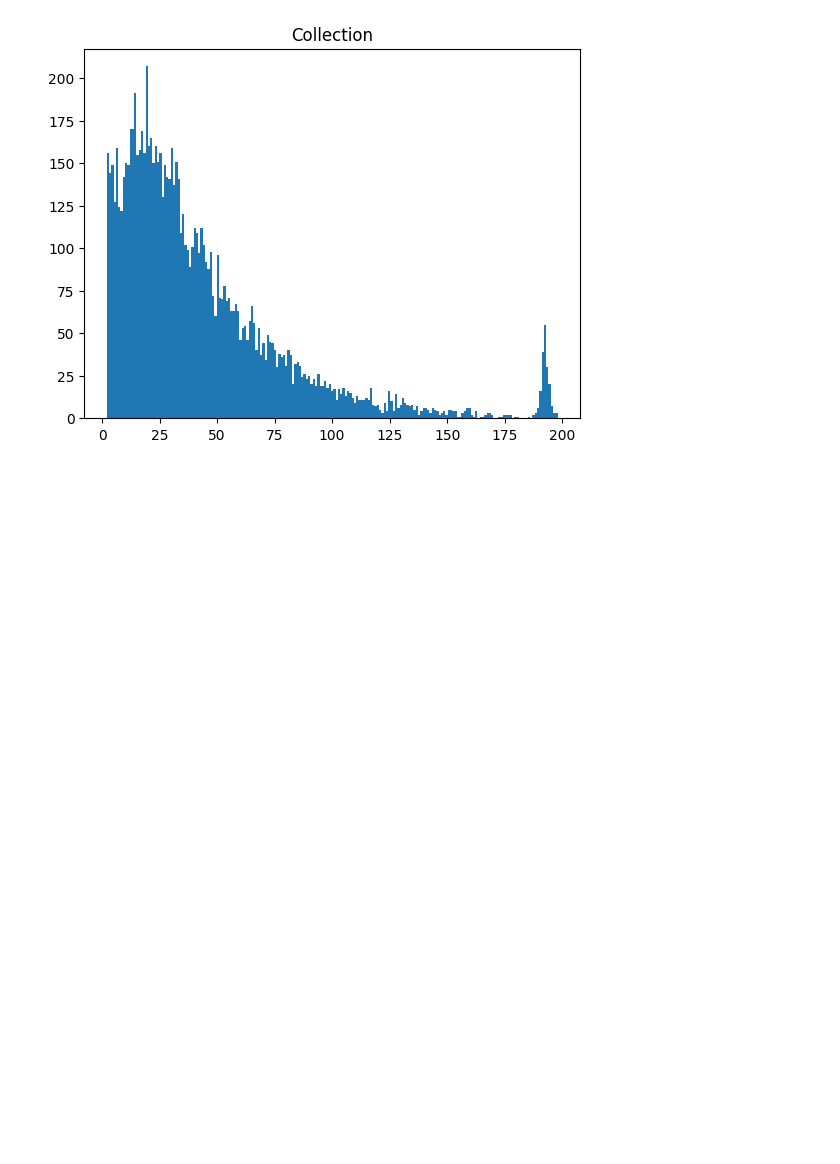
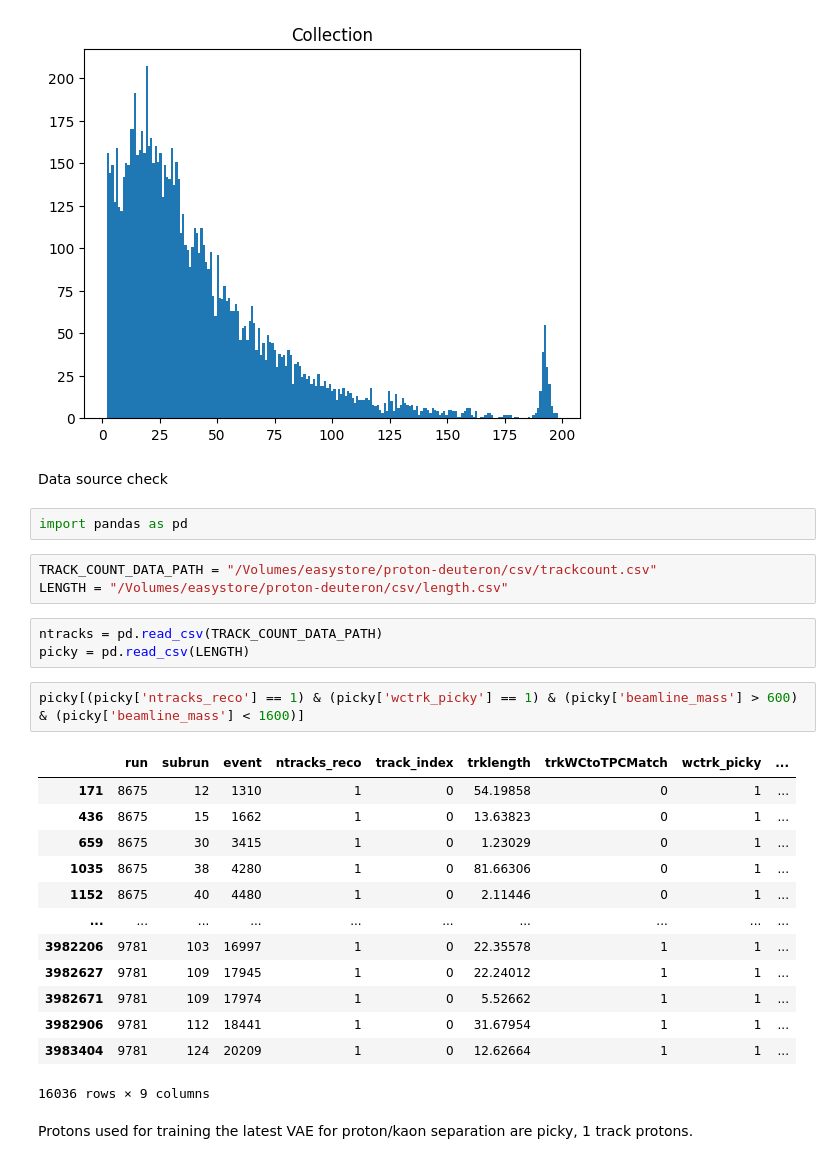
Before and after one commit to mohummudh/proton-deuteron, a Jupyter notebook: clustering/protons.ipynb, the cells around one changed output. Cells and saved outputs as stored; diff of their text form; blank space fills up the shorter version.

Commit message:
data source for training protons confirmation

```diff
--- a/clustering/protons.ipynb
+++ b/clustering/protons.ipynb
@@ -754,3 +756,31 @@ plt.hist(collection_df['height'], bins=197); plt.title('Collection'); plt.show()
 # %% [output]
 [figure]
 [figure]
+# %% [markdown]
+Data source check
+# %%
+import pandas as pd
+# %%
+TRACK_COUNT_DATA_PATH = "/Volumes/easystore/proton-deuteron/csv/trackcount.csv"
+LENGTH = "/Volumes/easystore/proton-deuteron/csv/length.csv"
+# %%
+ntracks = pd.read_csv(TRACK_COUNT_DATA_PATH)
+picky = pd.read_csv(LENGTH)
+# %%
+picky[(picky['ntracks_reco'] == 1) & (picky['wctrk_picky'] == 1) & (picky['beamline_mass'] > 600) & (picky['beamline_mass'] < 1600)]
+# %% [output]
+|  | run | subrun | event | ntracks_reco | track_index | trklength | trkWCtoTPCMatch | wctrk_picky | ... |
+| 171 | 8675 | 12 | 1310 | 1 | 0 | 54.19858 | 0 | 1 | ... |
+| 436 | 8675 | 15 | 1662 | 1 | 0 | 13.63823 | 0 | 1 | ... |
+| 659 | 8675 | 30 | 3415 | 1 | 0 | 1.23029 | 0 | 1 | ... |
+| 1035 | 8675 | 38 | 4280 | 1 | 0 | 81.66306 | 0 | 1 | ... |
+| 1152 | 8675 | 40 | 4480 | 1 | 0 | 2.11446 | 0 | 1 | ... |
+| ... | ... | ... | ... | ... | ... | ... | ... | ... | ... |
+| 3982206 | 9781 | 103 | 16997 | 1 | 0 | 22.35578 | 1 | 1 | ... |
+| 3982627 | 9781 | 109 | 17945 | 1 | 0 | 22.24012 | 1 | 1 | ... |
+| 3982671 | 9781 | 109 | 17974 | 1 | 0 | 5.52662 | 1 | 1 | ... |
+| 3982906 | 9781 | 112 | 18441 | 1 | 0 | 31.67954 | 1 | 1 | ... |
+| 3983404 | 9781 | 124 | 20209 | 1 | 0 | 12.62664 | 1 | 1 | ... |
+16036 rows × 9 columns
+# %% [markdown]
+Protons used for training the latest VAE for proton/kaon separation are picky, 1 track protons.
```
Also changed, not shown: parts of 1 cell of this notebook.
